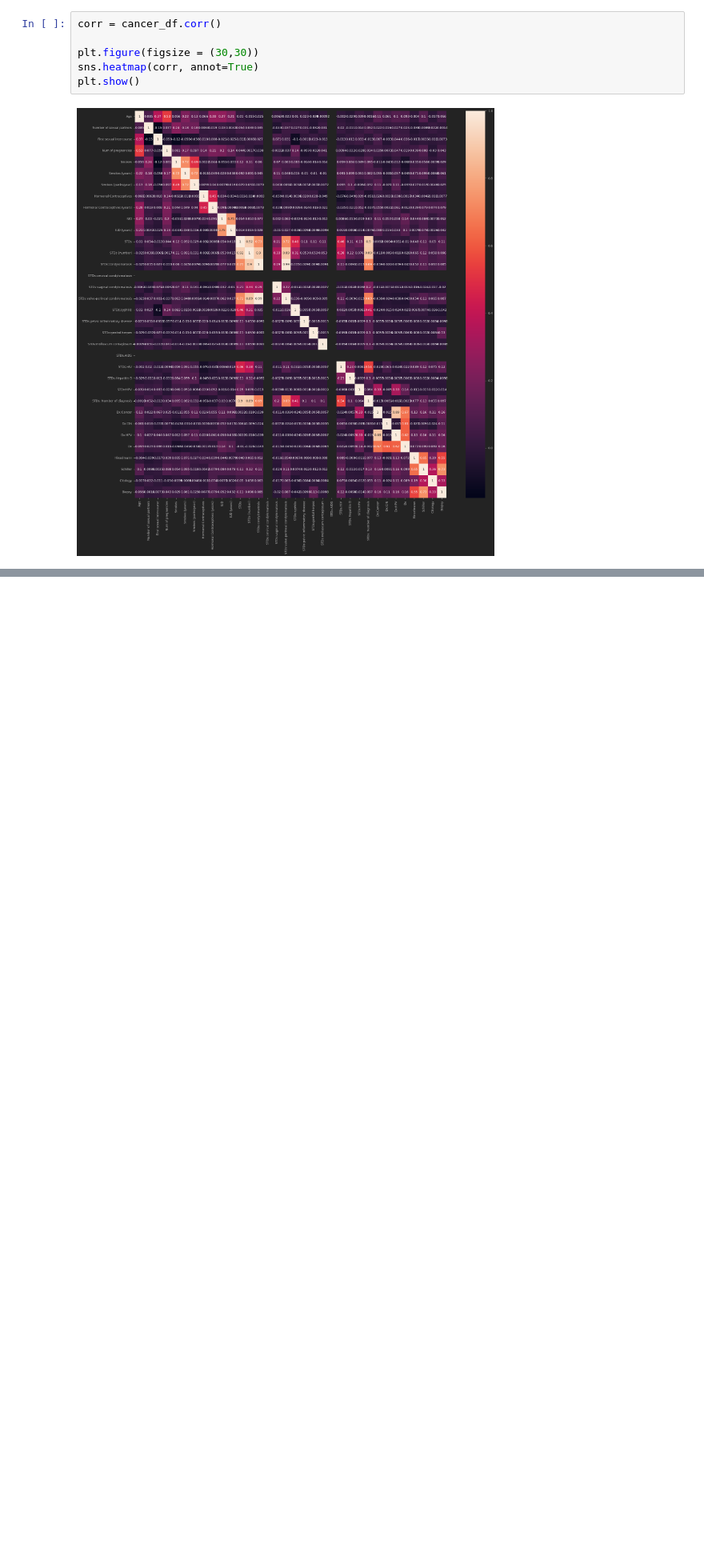
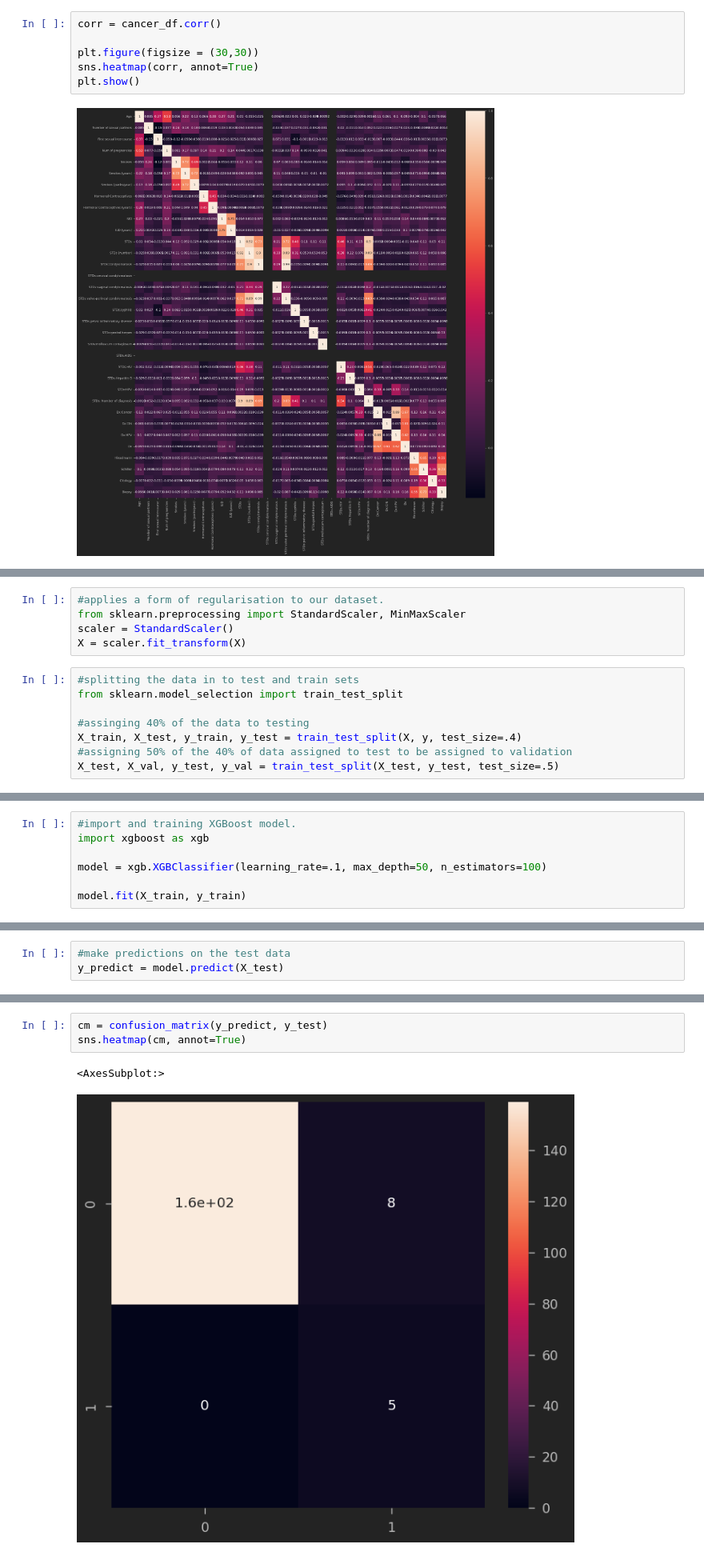
Before and after one commit to mitzu-93/cervical-cancer, a Jupyter notebook: 05122022_Cervical_Cancer_Classification.ipynb, the cells around one changed output, grey strips where cells are left out. Shown at 80% size. Saved outputs shown, nothing was run; the diff lists cells and outputs as text; blank space fills up the shorter version.

```diff
--- a/05122022_Cervical_Cancer_Classification.ipynb
+++ b/05122022_Cervical_Cancer_Classification.ipynb
@@ -245,0 +280,13 @@ plt.show()
+# %%
+#applies a form of regularisation to our dataset.
+from sklearn.preprocessing import StandardScaler, MinMaxScaler
+scaler = StandardScaler()
+X = scaler.fit_transform(X)
+# %%
+#splitting the data in to test and train sets
+from sklearn.model_selection import train_test_split
+
+#assinging 40% of the data to testing
+X_train, X_test, y_train, y_test = train_test_split(X, y, test_size=.4)
+#assigning 50% of the 40% of data assigned to test to be assigned to validation
+X_test, X_val, y_test, y_val = train_test_split(X_test, y_test, test_size=.5)
@@ -245,0 +296,7 @@ plt.show()
+# %%
+#import and training XGBoost model.
+import xgboost as xgb
+
+model = xgb.XGBClassifier(learning_rate=.1, max_depth=50, n_estimators=100)
+
+model.fit(X_train, y_train)
@@ -245,0 +324,3 @@ plt.show()
+# %%
+#make predictions on the test data
+y_predict = model.predict(X_test)
@@ -245,0 +339,6 @@ plt.show()
+# %%
+cm = confusion_matrix(y_predict, y_test)
+sns.heatmap(cm, annot=True)
+# %% [output]
+<AxesSubplot:>
+[figure, added]
```
Also changed, not shown: parts of 10 cells of this notebook.
